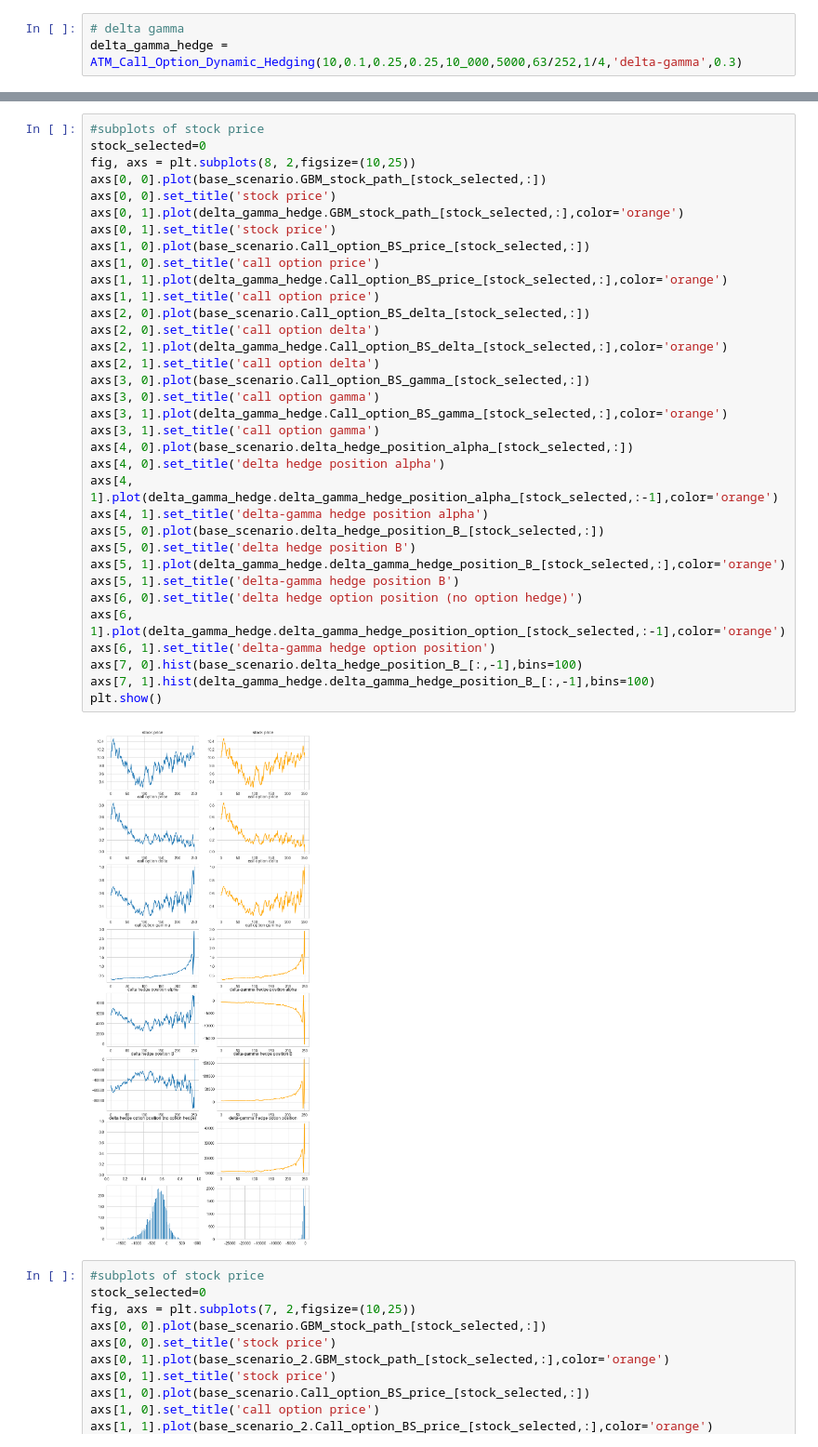
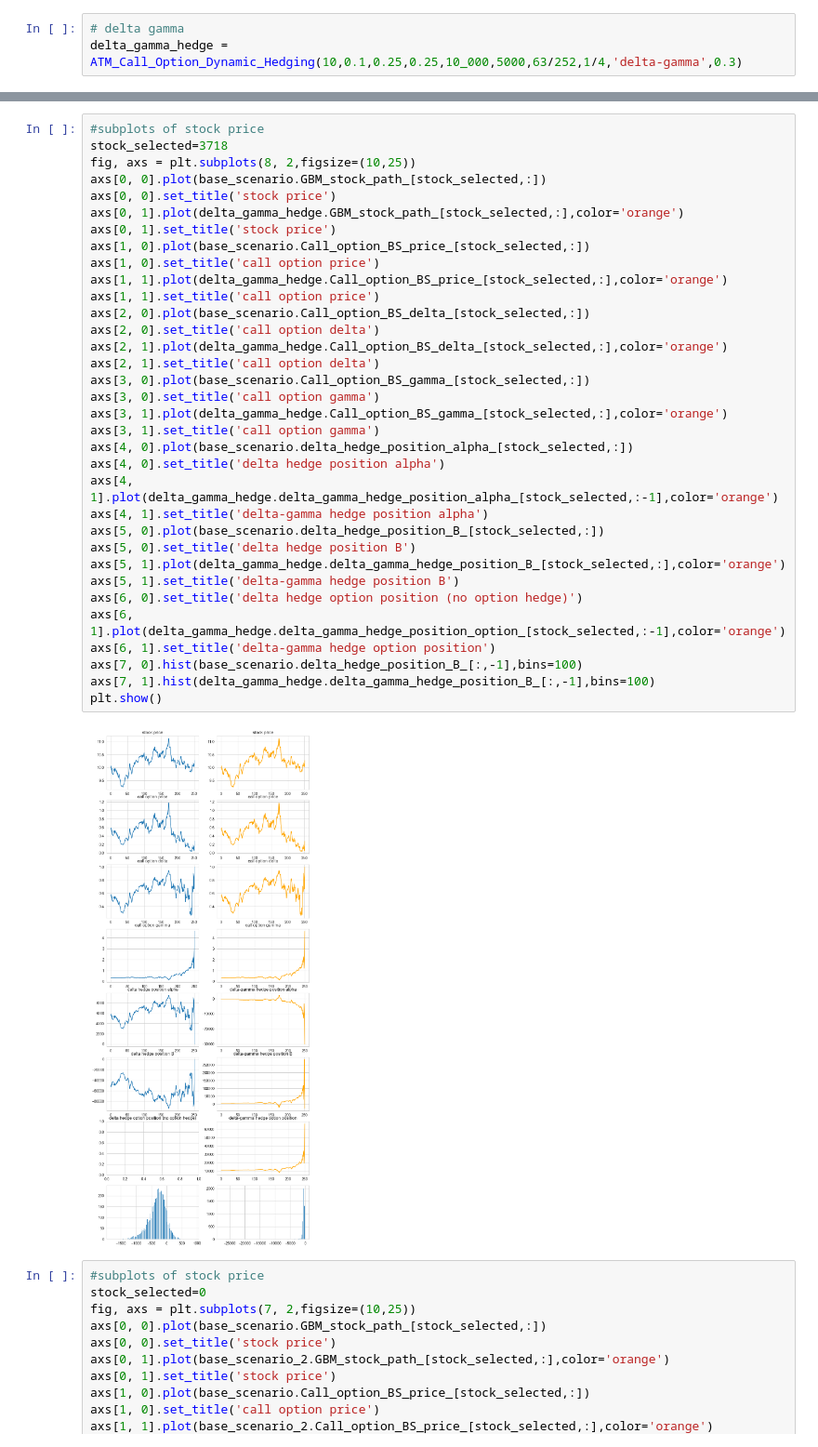
Before and after one commit to kaiwenShen/Dynamic_hedge, a Jupyter notebook: Dynamic_hedging.ipynb, the cells around one changed output, grey strips where cells are left out. Shown at 93% size. Cells and saved outputs as stored; diff of their text form.

```diff
--- a/Dynamic_hedging.ipynb
+++ b/Dynamic_hedging.ipynb
@@ -199,39 +207,39 @@ delta_gamma_hedge = ATM_Call_Option_Dynamic_Hedging(10,0.1,0.25,0.25,10_000,5000
 # %%
 #subplots of stock price
-stock_selected=0
+stock_selected=3718
 fig, axs = plt.subplots(8, 2,figsize=(10,25))
 axs[0, 0].plot(base_scenario.GBM_stock_path_[stock_selected,:])
 axs[0, 0].set_title('stock price')
 axs[0, 1].plot(delta_gamma_hedge.GBM_stock_path_[stock_selected,:],color='orange')
 axs[0, 1].set_title('stock price')
 axs[1, 0].plot(base_scenario.Call_option_BS_price_[stock_selected,:])
 axs[1, 0].set_title('call option price')
 axs[1, 1].plot(delta_gamma_hedge.Call_option_BS_price_[stock_selected,:],color='orange')
 axs[1, 1].set_title('call option price')
 axs[2, 0].plot(base_scenario.Call_option_BS_delta_[stock_selected,:])
 axs[2, 0].set_title('call option delta')
 axs[2, 1].plot(delta_gamma_hedge.Call_option_BS_delta_[stock_selected,:],color='orange')
 axs[2, 1].set_title('call option delta')
 axs[3, 0].plot(base_scenario.Call_option_BS_gamma_[stock_selected,:])
 axs[3, 0].set_title('call option gamma')
 axs[3, 1].plot(delta_gamma_hedge.Call_option_BS_gamma_[stock_selected,:],color='orange')
 axs[3, 1].set_title('call option gamma')
 axs[4, 0].plot(base_scenario.delta_hedge_position_alpha_[stock_selected,:])
 axs[4, 0].set_title('delta hedge position alpha')
 axs[4, 1].plot(delta_gamma_hedge.delta_gamma_hedge_position_alpha_[stock_selected,:-1],color='orange')
 axs[4, 1].set_title('delta-gamma hedge position alpha')
 axs[5, 0].plot(base_scenario.delta_hedge_position_B_[stock_selected,:])
 axs[5, 0].set_title('delta hedge position B')
 axs[5, 1].plot(delta_gamma_hedge.delta_gamma_hedge_position_B_[stock_selected,:],color='orange')
 axs[5, 1].set_title('delta-gamma hedge position B')
 axs[6, 0].set_title('delta hedge option position (no option hedge)')
 axs[6, 1].plot(delta_gamma_hedge.delta_gamma_hedge_position_option_[stock_selected,:-1],color='orange')
 axs[6, 1].set_title('delta-gamma hedge option position')
 axs[7, 0].hist(base_scenario.delta_hedge_position_B_[:,-1],bins=100)
 axs[7, 1].hist(delta_gamma_hedge.delta_gamma_hedge_position_B_[:,-1],bins=100)
 plt.show()
 # %% [output]
-[figure, old version]
+[figure, new version]
 # %%
 #subplots of stock price
 stock_selected=0
```
Also changed, not shown: parts of 2 cells of this notebook.
